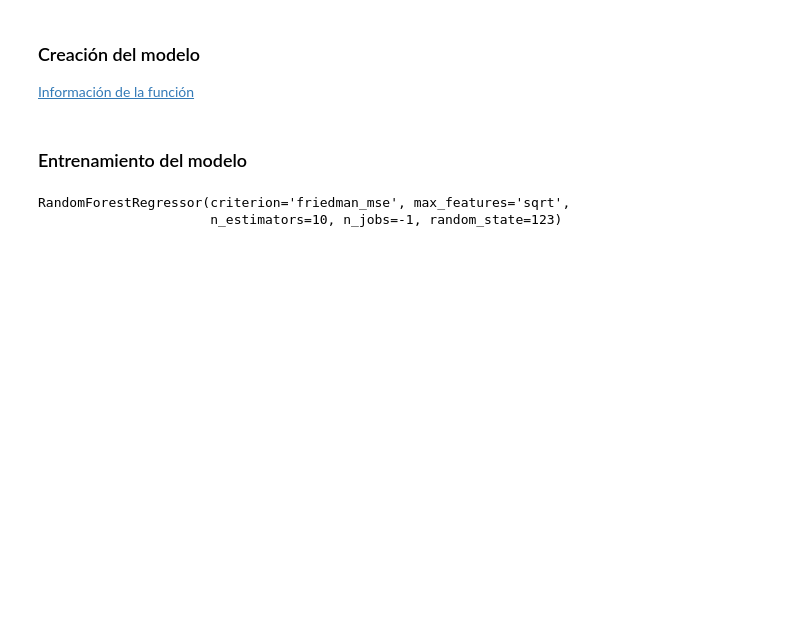
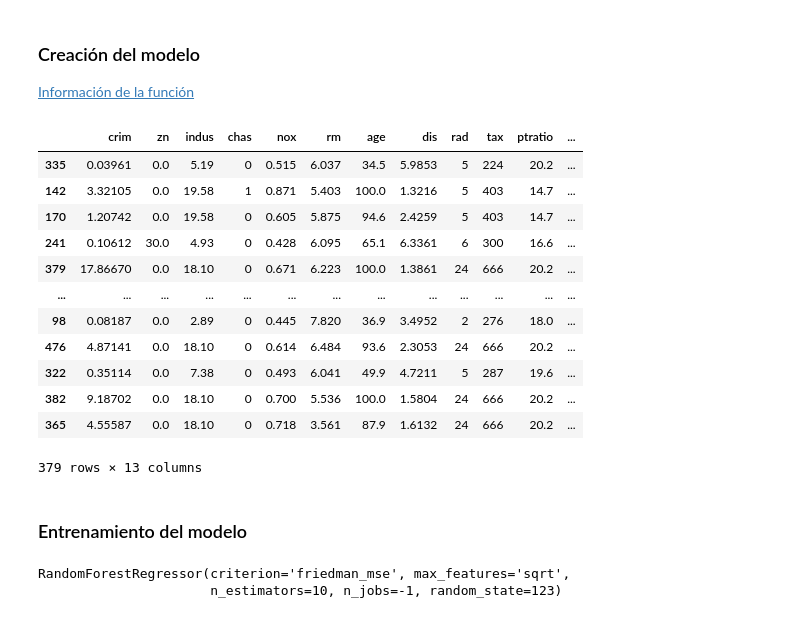
Before and after one commit to jazaineam1/Andes_ADDBD, a Jupyter notebook: Sesion14/Clase_14-Random_Forest.ipynb, the cells around one changed output. Saved outputs shown, nothing was run; the diff lists cells and outputs as text; code cells hidden in the pictures; blank space fills up the shorter version.

```diff
--- a/Sesion14/Clase_14-Random_Forest.ipynb
+++ b/Sesion14/Clase_14-Random_Forest.ipynb
@@ -502,6 +502,22 @@ modelo = RandomForestRegressor(
             n_jobs       = -1,
             random_state = 123
          )
+# %%
+X_train
+# %% [output]
+|  | crim | zn | indus | chas | nox | rm | age | dis | rad | tax | ptratio | ... |
+| 335 | 0.03961 | 0.0 | 5.19 | 0 | 0.515 | 6.037 | 34.5 | 5.9853 | 5 | 224 | 20.2 | ... |
+| 142 | 3.32105 | 0.0 | 19.58 | 1 | 0.871 | 5.403 | 100.0 | 1.3216 | 5 | 403 | 14.7 | ... |
+| 170 | 1.20742 | 0.0 | 19.58 | 0 | 0.605 | 5.875 | 94.6 | 2.4259 | 5 | 403 | 14.7 | ... |
+| 241 | 0.10612 | 30.0 | 4.93 | 0 | 0.428 | 6.095 | 65.1 | 6.3361 | 6 | 300 | 16.6 | ... |
+| 379 | 17.86670 | 0.0 | 18.10 | 0 | 0.671 | 6.223 | 100.0 | 1.3861 | 24 | 666 | 20.2 | ... |
+| ... | ... | ... | ... | ... | ... | ... | ... | ... | ... | ... | ... | ... |
+| 98 | 0.08187 | 0.0 | 2.89 | 0 | 0.445 | 7.820 | 36.9 | 3.4952 | 2 | 276 | 18.0 | ... |
+| 476 | 4.87141 | 0.0 | 18.10 | 0 | 0.614 | 6.484 | 93.6 | 2.3053 | 24 | 666 | 20.2 | ... |
+| 322 | 0.35114 | 0.0 | 7.38 | 0 | 0.493 | 6.041 | 49.9 | 4.7211 | 5 | 287 | 19.6 | ... |
+| 382 | 9.18702 | 0.0 | 18.10 | 0 | 0.700 | 5.536 | 100.0 | 1.5804 | 24 | 666 | 20.2 | ... |
+| 365 | 4.55587 | 0.0 | 18.10 | 0 | 0.718 | 3.561 | 87.9 | 1.6132 | 24 | 666 | 20.2 | ... |
+379 rows × 13 columns
 # %% [markdown]
 ### Entrenamiento del modelo
 # %%
```
Also changed, not shown: parts of 6 cells of this notebook.
